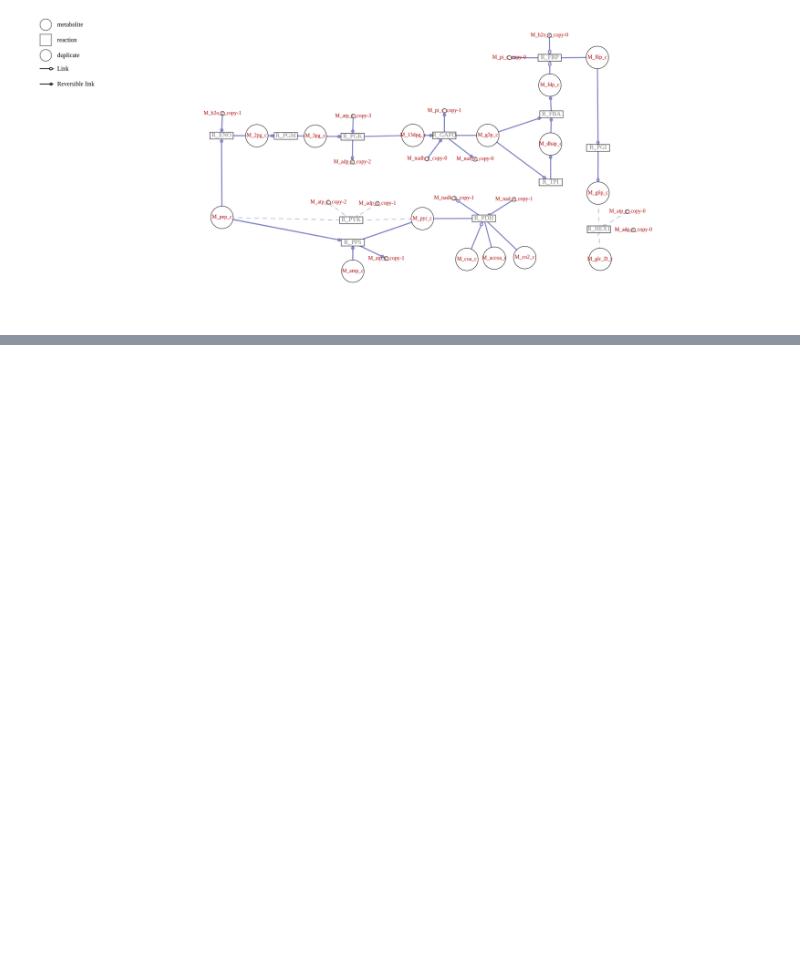
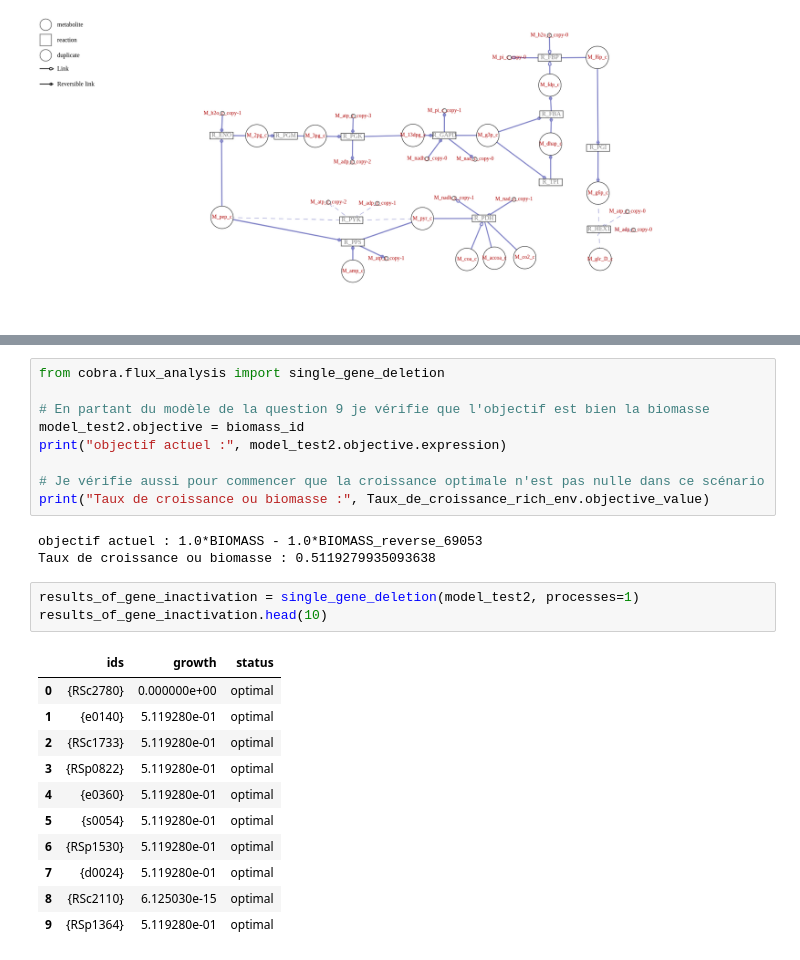
Before and after one commit to HHyacinthe/ralstonia_metexplore_Hyacinthe, a Jupyter notebook: Ralstonia_Cobra_project.ipynb, the cells around one changed output, grey strips where cells are left out. Drawn from its saved outputs; the diff is of its cells as text; blank space fills up the shorter version.

```diff
--- a/Ralstonia_Cobra_project.ipynb
+++ b/Ralstonia_Cobra_project.ipynb
@@ -397,0 +402,27 @@ Image(filename="graph_mapping_fluxQ9_GLYCOLYSE_ok.png")
+# %%
+from cobra.flux_analysis import single_gene_deletion
+
+# En partant du modèle de la question 9 je vérifie que l'objectif est bien la biomasse
+model_test2.objective = biomass_id
+print("objectif actuel :", model_test2.objective.expression)
+
+# Je vérifie aussi pour commencer que la croissance optimale n'est pas nulle dans ce scénario
+print("Taux de croissance ou biomasse :", Taux_de_croissance_rich_env.objective_value)
+# %% [output]
+objectif actuel : 1.0*BIOMASS - 1.0*BIOMASS_reverse_69053
+Taux de croissance ou biomasse : 0.5119279935093638
+# %%
+results_of_gene_inactivation = single_gene_deletion(model_test2, processes=1)
+results_of_gene_inactivation.head(10)
+# %% [output]
+|  | ids | growth | status |
+| 0 | {RSc2780} | 0.000000e+00 | optimal |
+| 1 | {e0140} | 5.119280e-01 | optimal |
+| 2 | {RSc1733} | 5.119280e-01 | optimal |
+| 3 | {RSp0822} | 5.119280e-01 | optimal |
+| 4 | {e0360} | 5.119280e-01 | optimal |
+| 5 | {s0054} | 5.119280e-01 | optimal |
+| 6 | {RSp1530} | 5.119280e-01 | optimal |
+| 7 | {d0024} | 5.119280e-01 | optimal |
+| 8 | {RSc2110} | 6.125030e-15 | optimal |
+| 9 | {RSp1364} | 5.119280e-01 | optimal |
```
Also changed, not shown: parts of 11 cells of this notebook.
